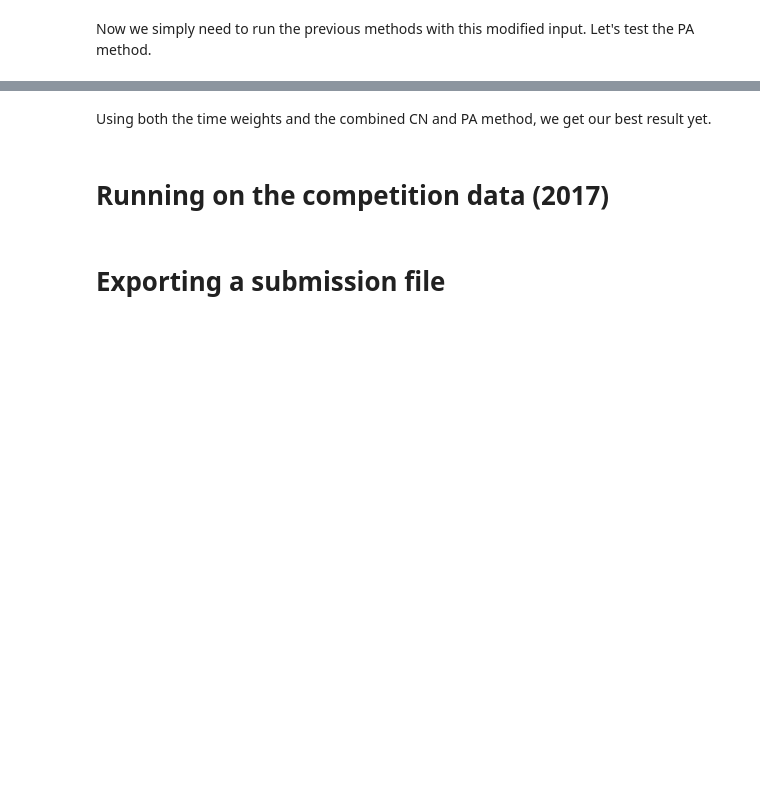
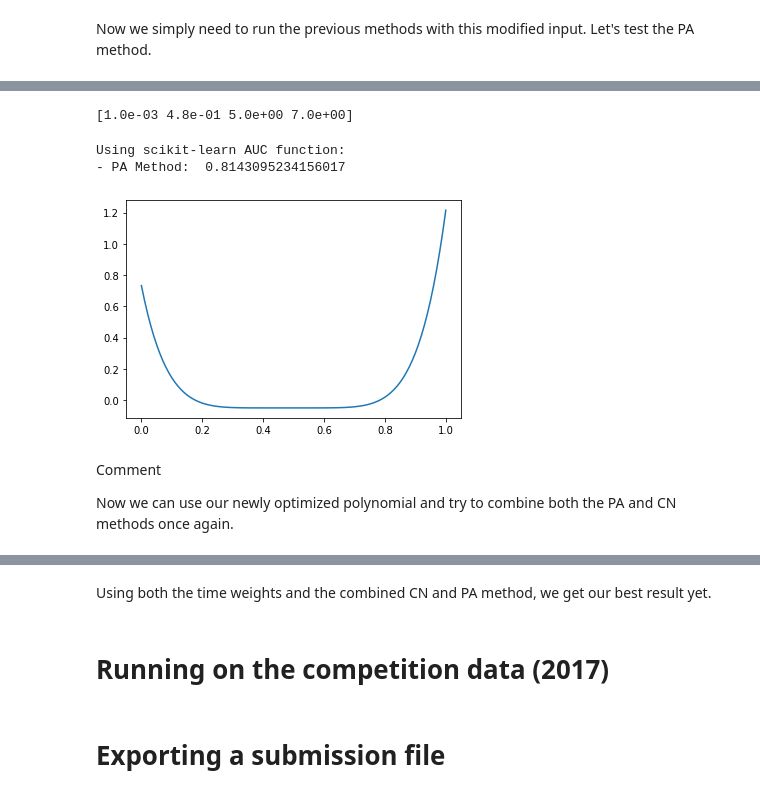
Before and after one commit to Buffoni/quantum-link-prediction, a Jupyter notebook: full_code.ipynb, the cells around one changed output, grey strips where cells are left out. Saved outputs shown, nothing was run; the diff lists cells and outputs as text; code cells hidden in the pictures; blank space fills up the shorter version.

```diff
--- a/full_code.ipynb
+++ b/full_code.ipynb
@@ -323,3 +389,48 @@ The time-weights also improve the results on the PA method. Now we test the prev
+# %%
+print(AUC_save[max_AUC_pos, 1:5])
+# %% [output]
+[1.0e-03 4.8e-01 5.0e+00 7.0e+00]
+# %%
+def polynomial(x, x0, x1, a, b):
+    return x0 + (a*(x-x1))**b
+
+delta = 0.01
+x = np.arange(0, 1+delta, delta)
+
+#x0 = 0.0
+#x1 = 0.48
+#a  = 5.0
+#b  = 7
+
+x0 = -0.05
+x1 = 0.48
+a  = 2
+b  = 6
+
+plt.plot(x , polynomial(x, x0, x1, a, b))
+
+
+# Polynomial function of the time-stamps
+times_norm = polynomial(t, x0, x1, a, b)
+times_norm = np.concatenate([times_norm, times_norm])
+
+# Building the weighted adjacency matrix
+adjM_weighted = ss.csr_matrix((times_norm, (data_rows, data_cols)), shape=(NUM_OF_VERTICES, NUM_OF_VERTICES))
+
+score_list_pa_time = pa_method(adjM_weighted, unconnected_vertex_pairs)
+
+AUC_PA_sk_time = roc_auc_score(ground_truth, score_list_pa_time)
+
+print("Using scikit-learn AUC function:")
+print("- PA Method: ", AUC_PA_sk_time)
+# %% [output]
+Using scikit-learn AUC function:
+- PA Method:  0.8143095234156017
+[figure, added]
+# %% [markdown]
+Comment
+
+Now we can use our newly optimized polynomial and try to combine both the PA and CN methods once again.
 # %%
 score_list_cn_time = cn_method(adjM_weighted, unconnected_vertex_pairs)
 
```
Also changed, not shown: parts of 10 cells of this notebook.
